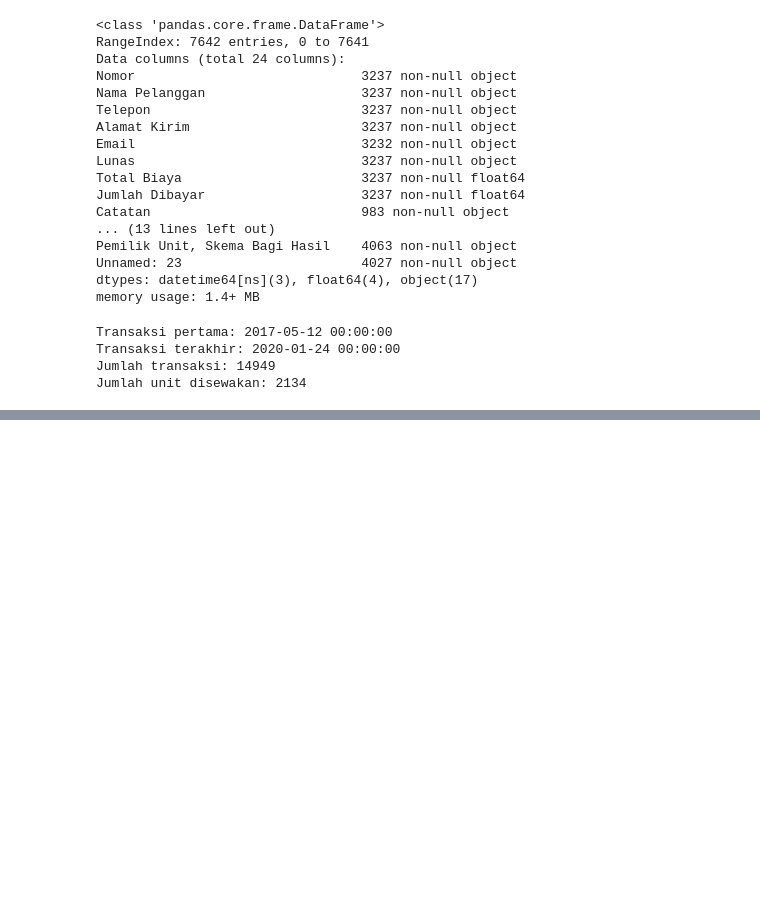
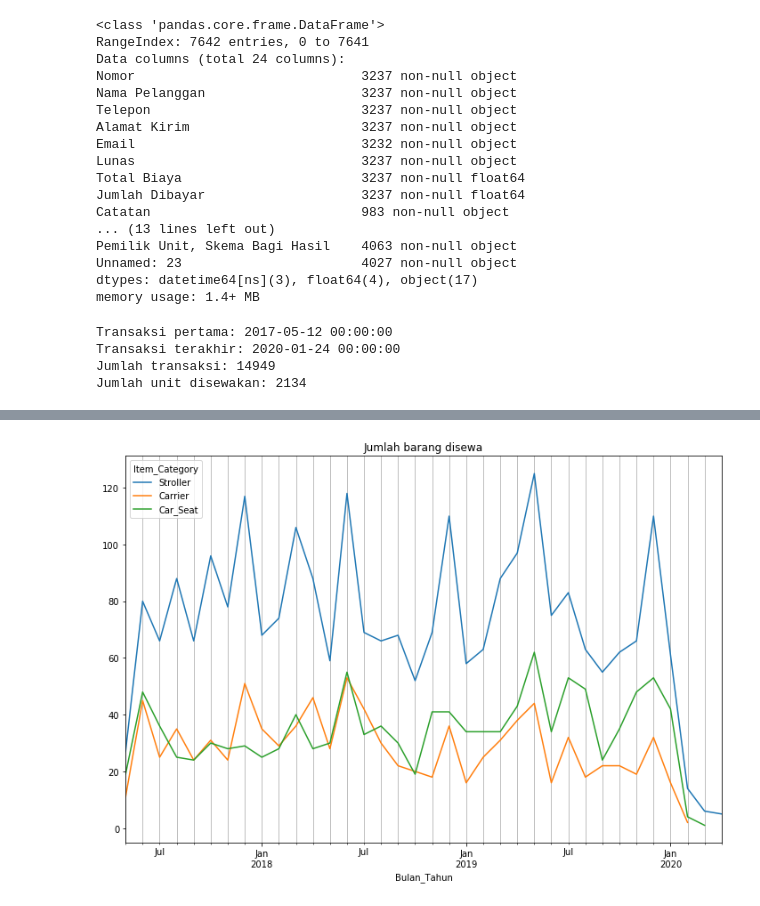
Before and after one commit to akharina/babyloania, a Jupyter notebook: 1. EDA.ipynb, the cells around one changed output, grey strips where cells are left out. Cells and saved outputs as stored; diff of their text form; code cells hidden in the pictures; blank space fills up the shorter version.

```diff
--- a/1. EDA.ipynb
+++ b/1. EDA.ipynb
@@ -100,0 +913,13 @@ Name: Kode_Unit, Length: 2133, dtype: int64
+# %%
+# Grouping books
+
+books_list = [
+    'Pustakalana - Bag of Books A-B-C',
+    'Pustakalana - Bag of Books D-E-F',
+    'Pustakalana - Bag of Books G-H-I-J',
+    'Rabbit Hole - Paket Buku Bayi',
+    'Rabbit Hole - Rabbit Hole Buku Pra Sekolah - Bahasa Inggris',
+    'Rabbit Hole - Rabbit Hole Paket Buku Bayi - Bahasa Inggris'
+]
+
+data.loc[data.Sewa_Item.isin(books_list), 'Item_Category'] = 'Book'
@@ -100,0 +1458,13 @@ Name: Kode_Unit, Length: 2133, dtype: int64
+# %%
+sewa_crosstab_bt = pd.crosstab(sewa.Bulan_Tahun, sewa.Item_Category, values=sewa.Harga, aggfunc='count')[:-3]
+
+# list_bulan_tahun = list(sewa_crosstab_bt['Bulan_Tahun'].astype('str'))
+
+ax = sewa_crosstab_bt[['Stroller','Carrier','Car_Seat']].plot(figsize=(12,8))
+ax.grid(which='both',axis='x')
+plt.title('Jumlah barang disewa')
+plt.savefig('Item_number_bulan_tahun_strollercarriercarseat.jpg')
+
+plt.show();
+# %% [output]
+[figure, added]
```
Also changed, not shown: parts of 55 cells of this notebook.
